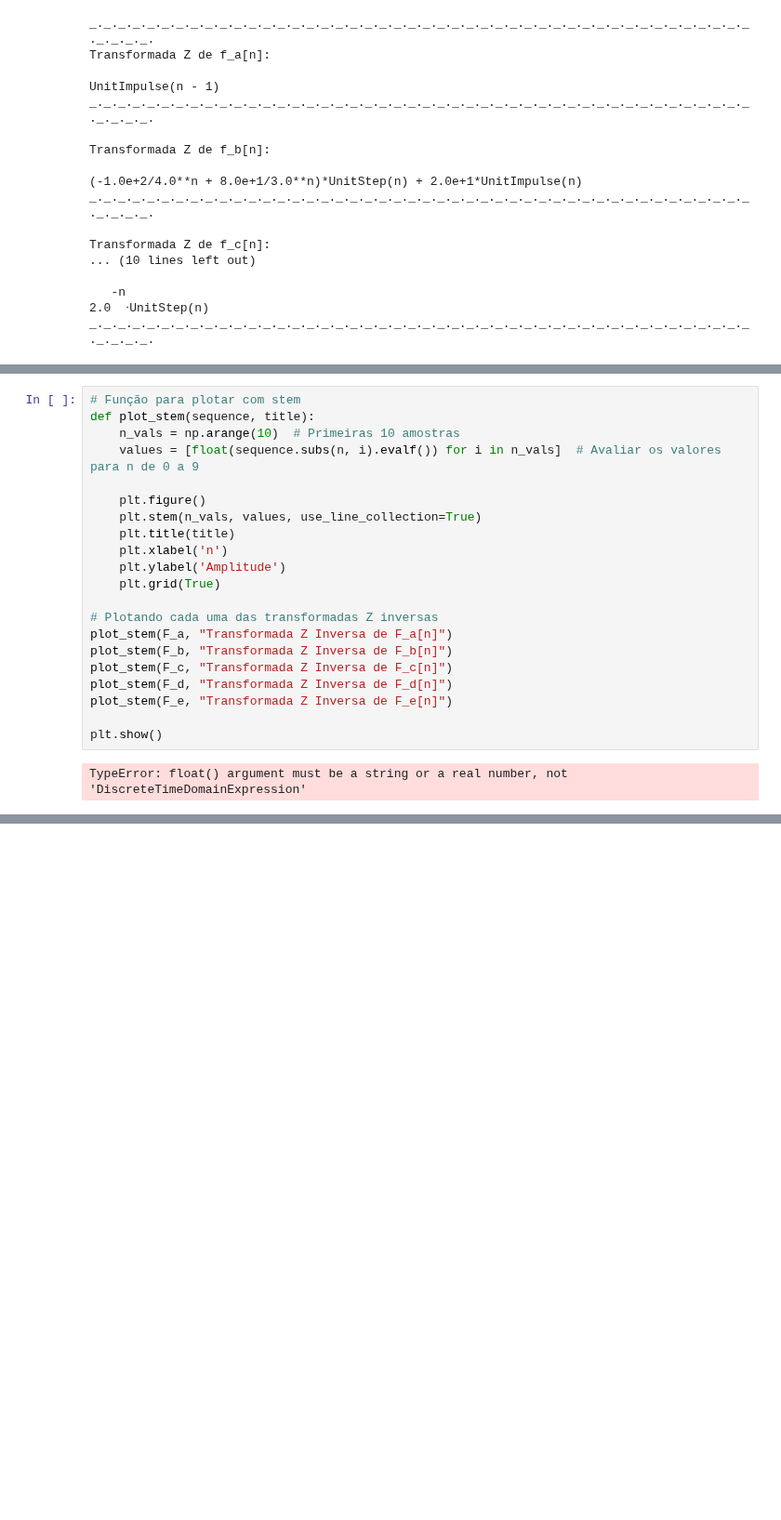
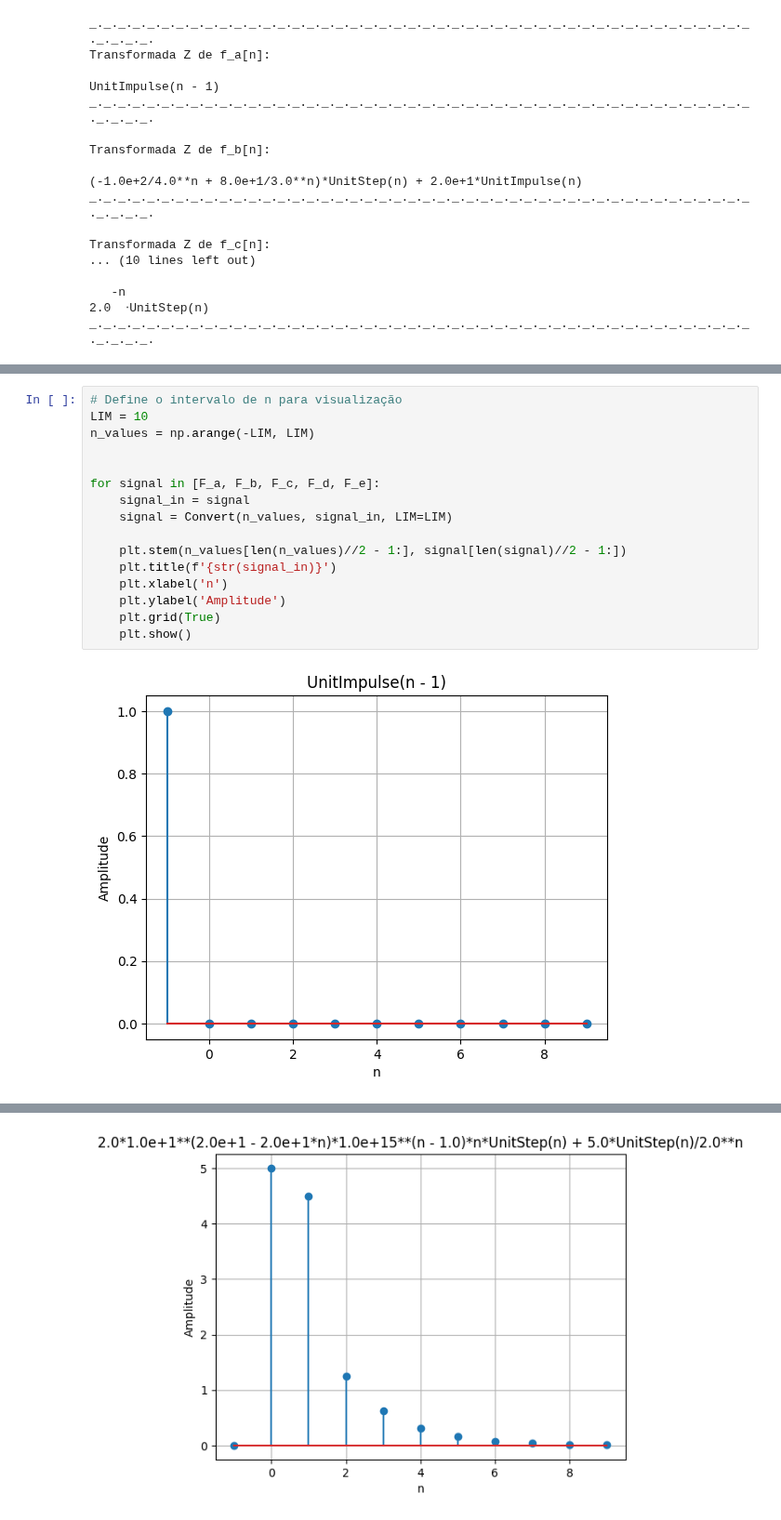
Before and after one commit to SKaiquelima/advanced-control, a Jupyter notebook: DigitalCtrl/Class3/exec3.ipynb, the cells around one changed output, grey strips where cells are left out. Shown at 93% size. Cells and saved outputs as stored; diff of their text form; blank space fills up the shorter version.

```diff
--- a/DigitalCtrl/Class3/exec3.ipynb
+++ b/DigitalCtrl/Class3/exec3.ipynb
@@ -344,23 +224,18 @@ plt.show()
-# %%
-# Função para plotar com stem
-def plot_stem(sequence, title):
-    n_vals = np.arange(10)  # Primeiras 10 amostras
-    values = [float(sequence.subs(n, i).evalf()) for i in n_vals]  # Avaliar os valores para n de 0 a 9
-
-    plt.figure()
-    plt.stem(n_vals, values, use_line_collection=True)
-    plt.title(title)
-    plt.xlabel('n')
-    plt.ylabel('Amplitude')
-    plt.grid(True)
-
-# Plotando cada uma das transformadas Z inversas
-plot_stem(F_a, "Transformada Z Inversa de F_a[n]")
-plot_stem(F_b, "Transformada Z Inversa de F_b[n]")
-plot_stem(F_c, "Transformada Z Inversa de F_c[n]")
-plot_stem(F_d, "Transformada Z Inversa de F_d[n]")
-plot_stem(F_e, "Transformada Z Inversa de F_e[n]")
-
-plt.show()
-# %% [output]
-TypeError: float() argument must be a string or a real number, not 'DiscreteTimeDomainExpression'
+# %%
+# Define o intervalo de n para visualização
+LIM = 10
+n_values = np.arange(-LIM, LIM)
+
+
+for signal in [F_a, F_b, F_c, F_d, F_e]:
+    signal_in = signal
+    signal = Convert(n_values, signal_in, LIM=LIM)
+
+    plt.stem(n_values[len(n_values)//2 - 1:], signal[len(signal)//2 - 1:])
+    plt.title(f'{str(signal_in)}')
+    plt.xlabel('n')
+    plt.ylabel('Amplitude')
+    plt.grid(True)
+    plt.show()
+# %% [output]
+[figure, added]
@@ -366,0 +243 @@ TypeError: float() argument must be a string or a real number, not 'DiscreteTime
+[figure, added]
```
Also changed, not shown: parts of 4 cells of this notebook, 3 other files.
